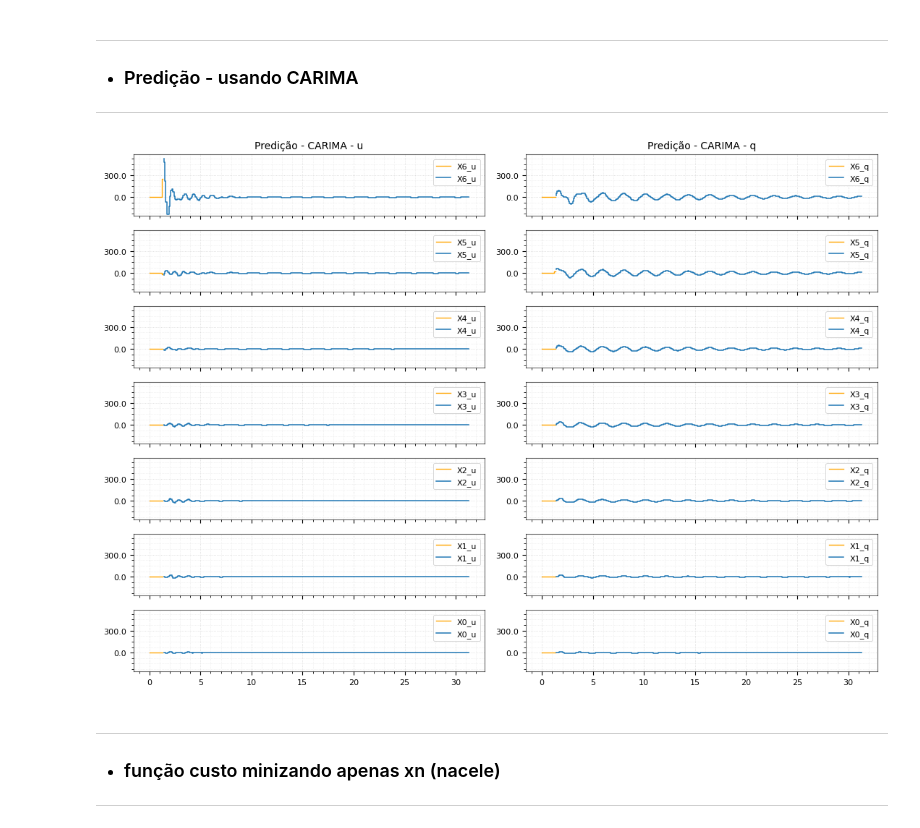
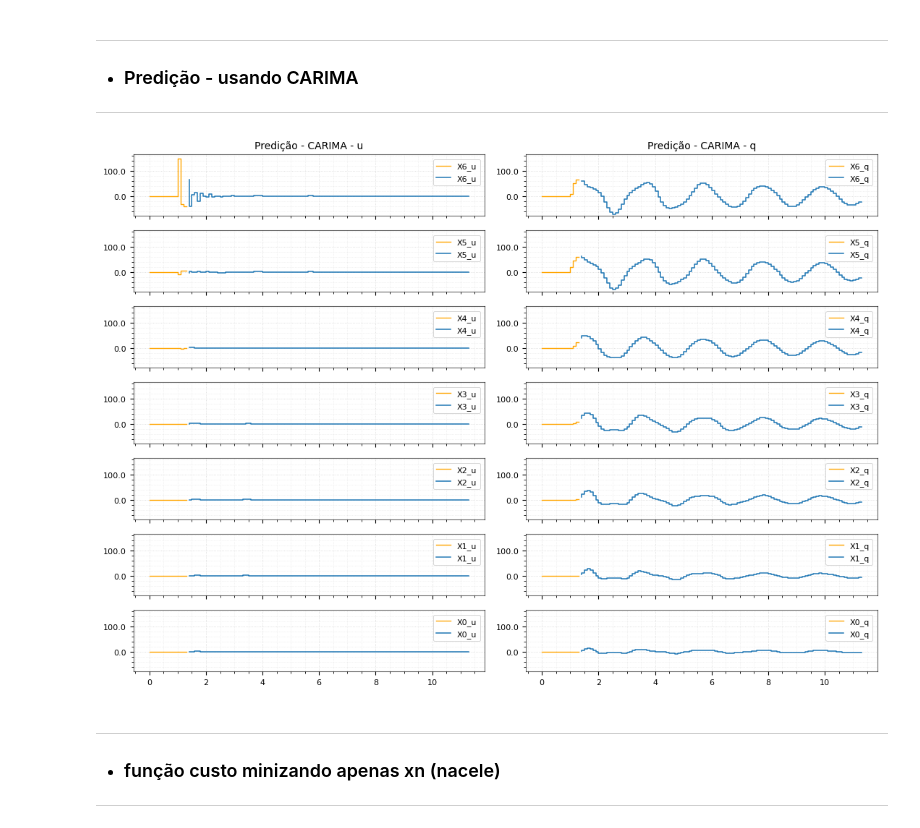
Before and after one commit to AlisonTristao/renovaveis, a Jupyter notebook: model.ipynb, the cells around one changed output. Cells and saved outputs as stored; diff of their text form; code cells hidden in the pictures.

```diff
--- a/model.ipynb
+++ b/model.ipynb
@@ -15,7 +16,7 @@ from matplotlib.animation import FuncAnimation, PillowWriter
 * ### Função para plotar, printar TF e matriz
 ---
 # %%
-def plot(time, y_matriz, title, cols_name, time_aux=None, y_matriz_aux=None, plot=False, plot_no_cols=None):
+def plot(time, y_matriz, title="unknown", cols_name="unknown", time_aux=None, y_matriz_aux=None, plot=False, plot_no_cols=None):
     """
     Plota gráficos em grade (n_row x n_col) com estilo mais profissional,
     preservando 100% a lógica original de offsets, step/plot e legendas.
@@ -49,7 +50,8 @@ def plot(time, y_matriz, title, cols_name, time_aux=None, y_matriz_aux=None, plo
             axs = [[ax] for ax in axs]
 
         for j in range(n_col):
-            axs[0][j].set_title(f'{title} - {cols_name[j]}')
+            if cols_name != "unknown":
+                axs[0][j].set_title(f'{title} - {cols_name[j]}')
 
         main_lw = 1.1
         aux_lw = 1.0
@@ -521,7 +634,7 @@ for hi in H_z_matriz:
 # %%
 # dados pra simular
 start = 0
-stop = 30
+stop = 10
 step = T
 step_continuo = 0.01
 time = np.arange(start, stop, step)
@@ -570,36 +683,36 @@ y_pass = [[] for _ in range(H.rows)]
 x_free = [[] for _ in range(H.rows)]
 
 # quantidade de pontos como condição inicial
-past = 1
+past = 3
 
 for i in range(H.rows):
     for j in range(H.cols):
         F, G, M = generate_matrices(H_z_matriz[i][j], N_u=1, N=len(time), Ts=T)
         # matriz de past pra inicializar
         init = [0] * (F.shape[1] - past)
         perturbation = [0] * M.shape[1]
-        perturbation[past] = 1 # feedfoward
+        perturbation[past-1 if past > 0 else 0] = 1 # feedfoward
         y_feedfoward = M @ perturbation
 
         # pegar a condição inicial e concate com past
         y_in =  y_matriz_out[i][j][0][1:past+1][::-1] + init
 
         # calcula a resposta livre
         y_out = F @ y_in
         y_out += y_feedfoward
         if j == 1:
             x_free[i].append(y_out.tolist())
 
         # salva pra plotar
         y_plot0 = [y_out.tolist(), "X{}_{}".format(i, cols_name[j]), 'C0', None]
         y_plot1 = [y_in[::-1], "X{}_{}".format(i, cols_name[j]), 'orange', None]
         y_pred[i].append(y_plot0)
         y_pass[i].append(y_plot1)
 
 # plot - menos a coluna 1
 plot(time, y_pred, "Predição - CARIMA", cols_name, time_aux=time, y_matriz_aux=y_pass)
 # %% [output]
-[figure, old version]
+[figure, new version]
 # %% [markdown]
 ---
 * ### função custo minizando apenas xn (nacele)
```
Also changed, not shown: parts of 13 cells of this notebook, 4 other files.
